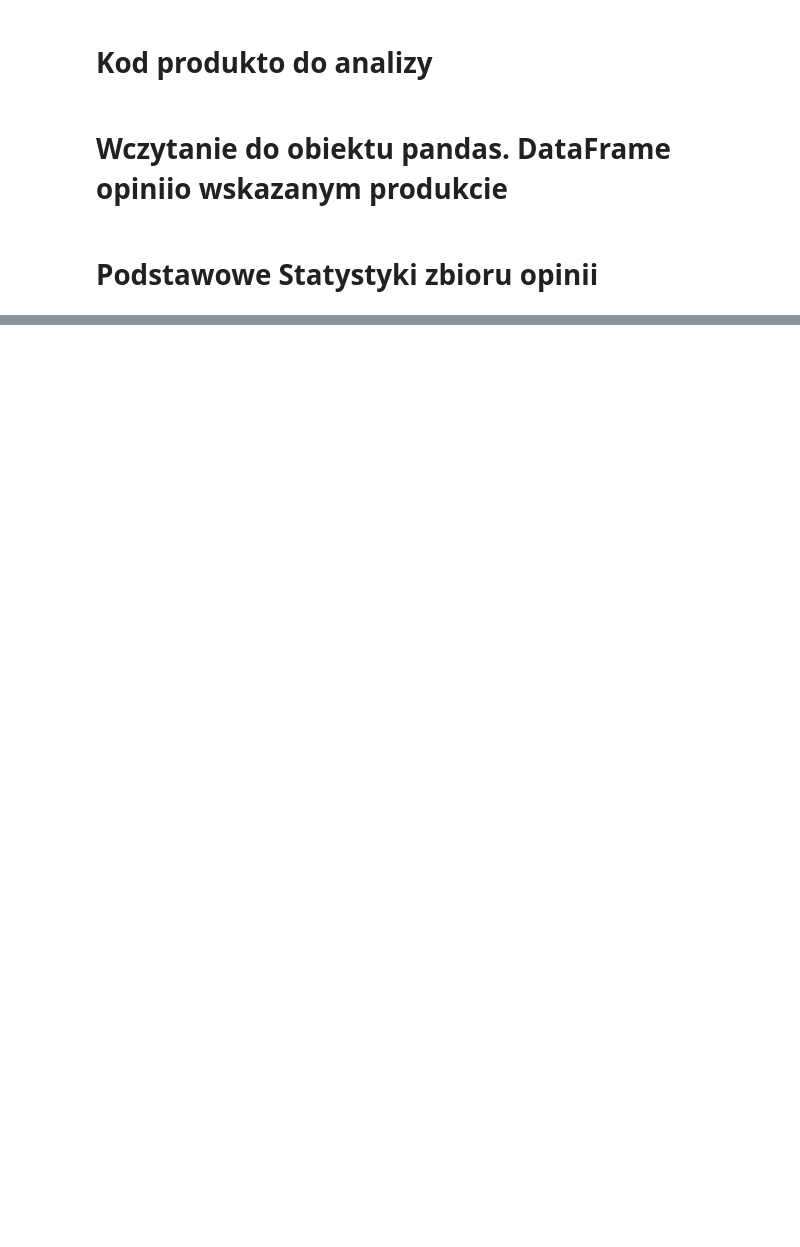
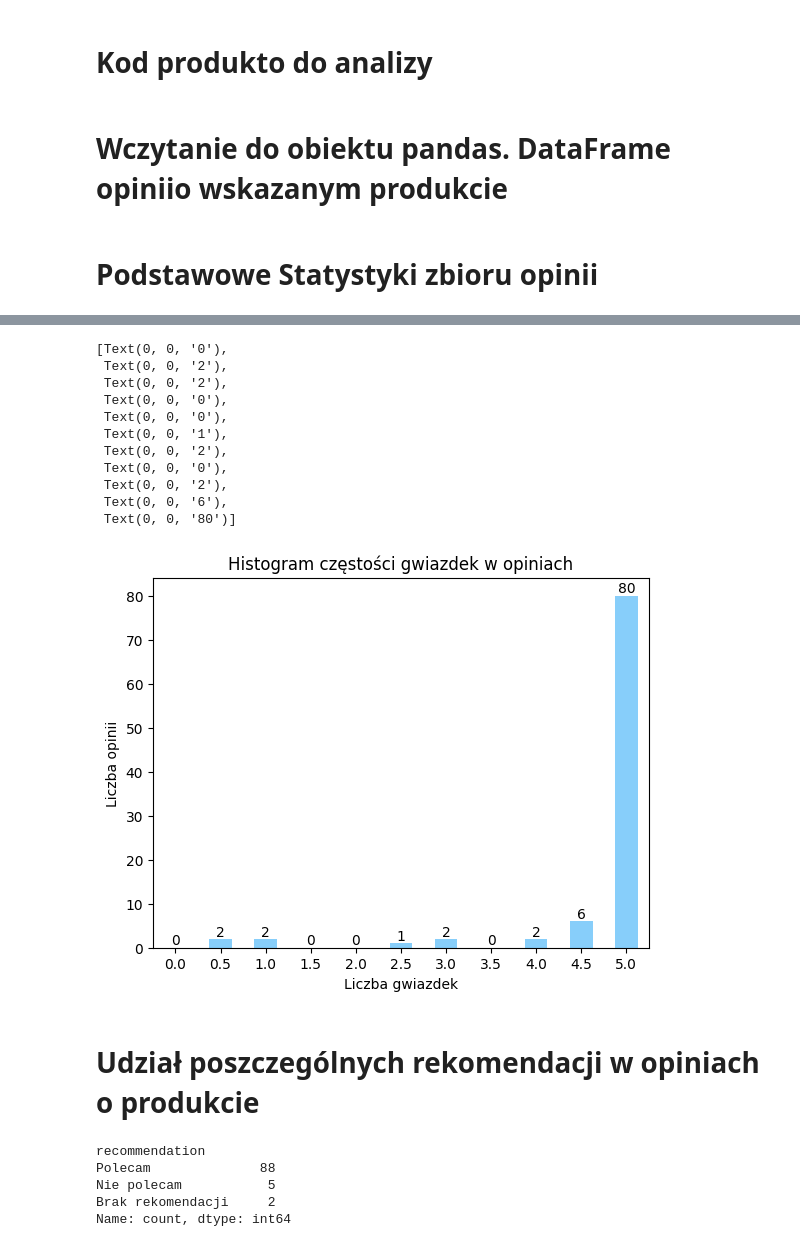
Before and after one commit to 233208/Ceneo_Scrapper, a Jupyter notebook: analyzer.ipynb, the cells around one changed output, grey strips where cells are left out. Cells and saved outputs as stored; diff of their text form; code cells hidden in the pictures; blank space fills up the shorter version.

```diff
--- a/analyzer.ipynb
+++ b/analyzer.ipynb
@@ -21,2 +23,6 @@ display(opinions)
+# %%
+opinions = pd.read_json(f'opinions/{product_id}.json')
+opinions.rating = opinions.rating.apply(lambda r: r.split("/")[0].replace(",","."), ).astype(float)
+opinions.recommendation = opinions.recommendation.apply(lambda r: "Brak rekomendacji" if r is None else r)
 # %% [markdown]
 # Podstawowe Statystyki zbioru opinii
@@ -29,0 +36,3 @@ average_rating = opinions.rating.mean()
+# %%
+rating_distribution = opinions.rating.value_counts().reindex(np.arange(0,5.5,0.5), fill_value = 0)
+rating_distribution
@@ -29,0 +53,32 @@ average_rating = opinions.rating.mean()
+# %%
+fig, ax = plt.subplots()
+rating_distribution.plot.bar(color = "lightskyblue")
+plt.title("Histogram częstości gwiazdek w opiniach")
+plt.xlabel("Liczba gwiazdek")
+plt.ylabel("Liczba opinii")
+plt.xticks(rotation=0)
+plt.bar_label(ax.containers[0], label_type='edge')
+# %% [output]
+[Text(0, 0, '0'),
+ Text(0, 0, '2'),
+ Text(0, 0, '2'),
+ Text(0, 0, '0'),
+ Text(0, 0, '0'),
+ Text(0, 0, '1'),
+ Text(0, 0, '2'),
+ Text(0, 0, '0'),
+ Text(0, 0, '2'),
+ Text(0, 0, '6'),
+ Text(0, 0, '80')]
+[figure, added]
+# %% [markdown]
+# Udział poszczególnych rekomendacji w opiniach o produkcie
+# %%
+recommendations_distribution = opinions.recommendation.value_counts().reindex(["Polecam", "Nie polecam", "Brak rekomendacji"])
+recommendations_distribution
+# %% [output]
+recommendation
+Polecam              88
+Nie polecam           5
+Brak rekomendacji     2
+Name: count, dtype: int64
```
Also changed, not shown: parts of 7 cells of this notebook, 2 other files.
